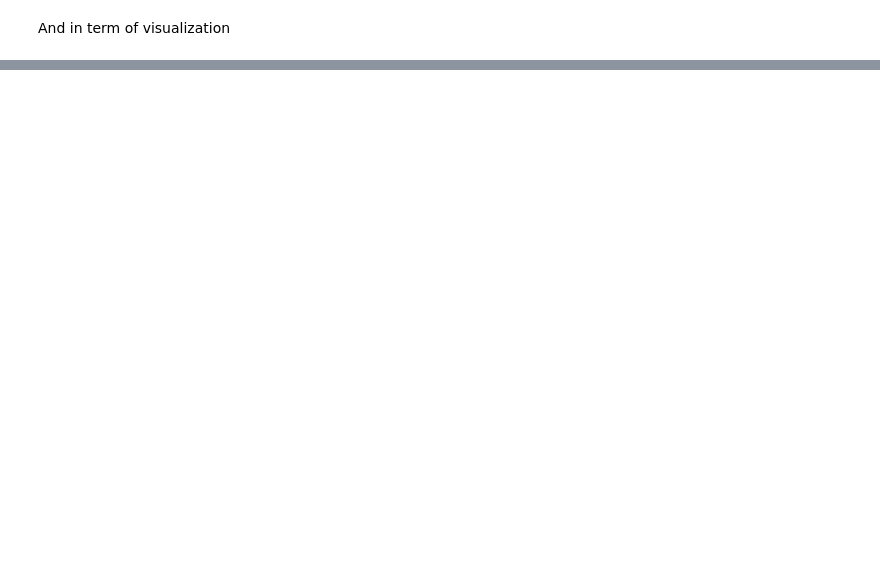
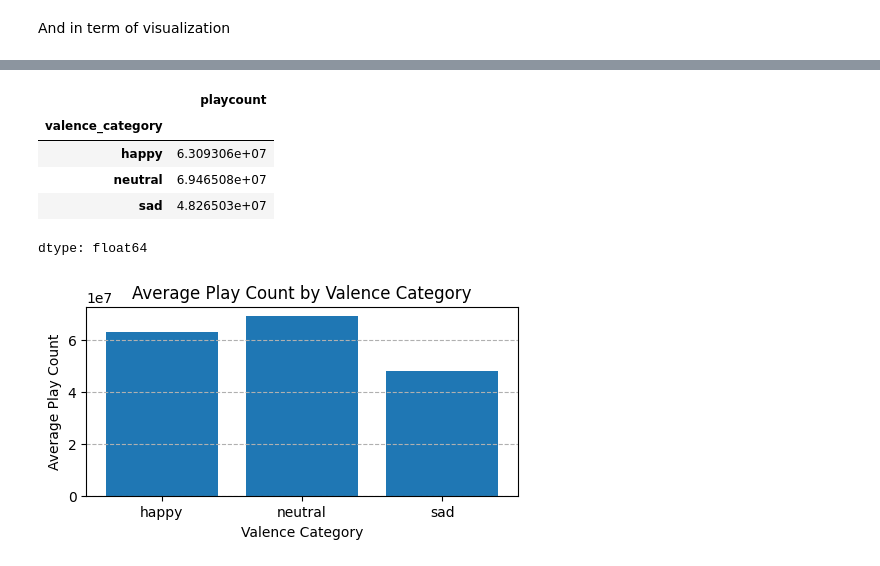
Before and after one commit to ptmdmusique/cs510-data-with-python, a Jupyter notebook: final_project.ipynb, the cells around one changed output, grey strips where cells are left out. Cells and saved outputs as stored; diff of their text form; code cells hidden in the pictures; blank space fills up the shorter version.

```diff
--- a/final_project.ipynb
+++ b/final_project.ipynb
@@ -645,0 +677,28 @@ draw_regplot(merged_df, "playcount", "popularity", "Play Count vs Popularity")
+# %%
+def draw_bar_graph(x: pd.Series, y: pd.Series, title: str, x_label: str, y_label: str):
+  # Draw Figure
+  plt.figure(figsize=(5,3))
+  # Draw Plot
+  plt.bar(x, y)
+
+  # Customize
+  plt.title(title)
+  plt.xlabel(x_label)
+  plt.ylabel(y_label)
+  plt.grid(axis="y", linestyle="--")
+  plt.tight_layout()
+
+  plt.show()
+
+valence_category_group = merged_df.groupby("valence_category")
+playcount_mean = valence_category_group["playcount"].mean()
+display(playcount_mean)
+draw_bar_graph(playcount_mean.index, playcount_mean.values, "Average Play Count by Valence Category", "Valence Category", "Average Play Count")
+# %% [output]
+|  | playcount |
+| valence_category |  |
+| happy | 6.309306e+07 |
+| neutral | 6.946508e+07 |
+| sad | 4.826503e+07 |
+dtype: float64
+[figure, added]
```
Also changed, not shown: parts of 32 cells of this notebook.
